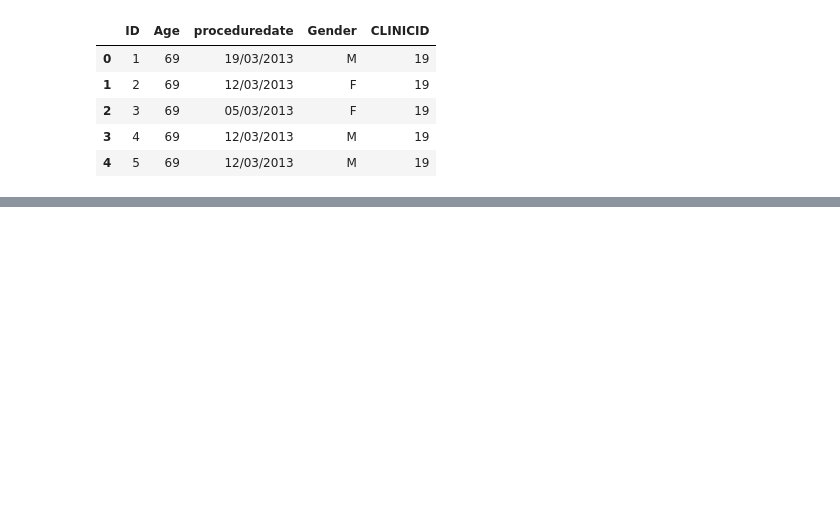
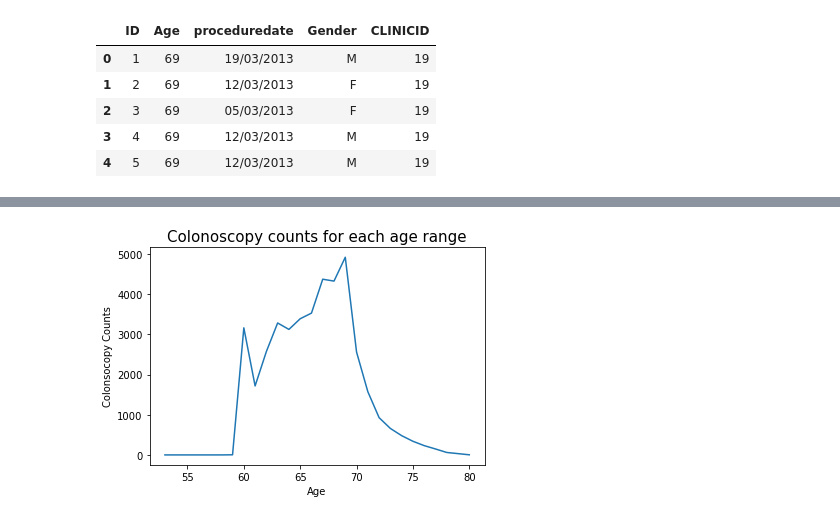
Before and after one commit to raku43/MScDACapstone, a Jupyter notebook: MScDA_Capstone.ipynb, the cells around one changed output, grey strips where cells are left out. Saved outputs shown, nothing was run; the diff lists cells and outputs as text; code cells hidden in the pictures; blank space fills up the shorter version.

Commit message:
Data Preperation
Added more code to work on the imported data statistical analysis

```diff
--- a/MScDA_Capstone.ipynb
+++ b/MScDA_Capstone.ipynb
@@ -10,7 +14,7 @@ import io
 # %%
 #Read the csv file with utf-8 decoding
-df = pd.read_csv('C:/Users/kumarr/Desktop/Personal/MScDataAnalytics_CCT/Capstone/Colonoscopyrecords.csv')
-df.head()
+dfcolraw = pd.read_csv('C:/Users/raku4/Documents/MSc/Sem 3/Colonoscopyrecords.csv')
+dfcolraw.head()
 # %% [output]
 |  | ID | Age | proceduredate | Gender | CLINICID |
 | 0 | 1 | 69 | 19/03/2013 | M | 19 |
@@ -20,0 +65,2 @@ df.head()
+# %%
+dfcolage=dfcolraw.groupby(['Age'])['ID'].agg(["count"])
@@ -20,0 +83,2 @@ df.head()
+# %%
+dfcolage=pd.DataFrame(dfcolage).reset_index()
@@ -20,0 +114,17 @@ df.head()
+# %%
+# importing the required libraries
+import matplotlib.pyplot as plt
+import numpy as np
+
+# define data values
+x = dfcolage['Age']
+y = dfcolage['count']
+
+plt.plot(x, y) # Plot the chart
+plt.xlabel('Age')
+plt.ylabel('Colonsocopy Counts')
+plt.title('Colonoscopy counts for each age range', fontsize=15)
+
+plt.show() # display
+# %% [output]
+[figure, added]
```
Also changed, not shown: parts of 22 cells of this notebook.
